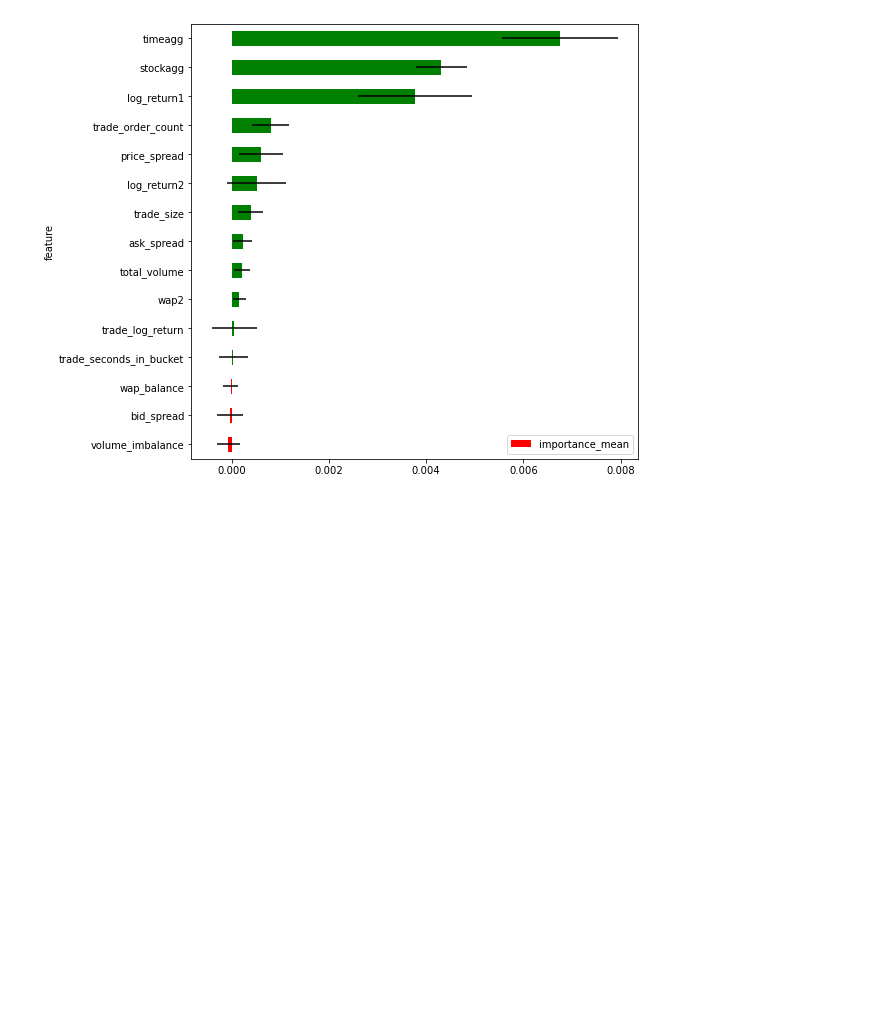
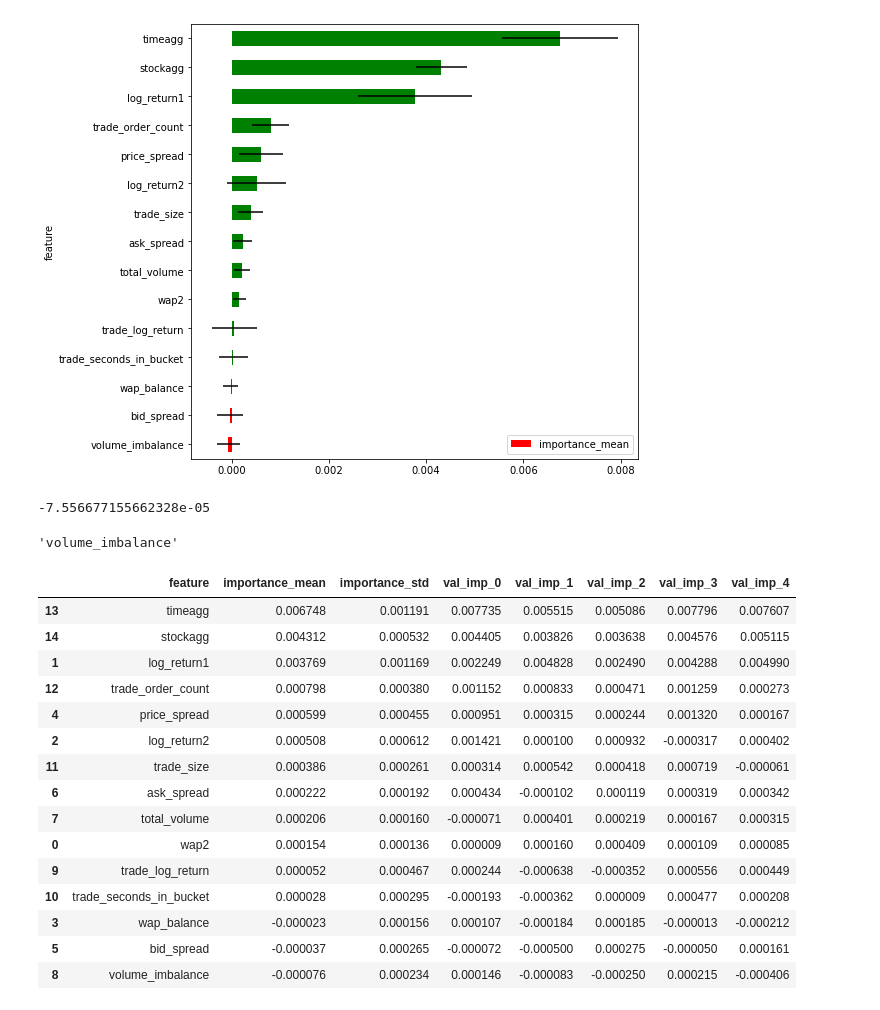
Before and after one commit to Zacchaeus00/kaggle-optiver, a Jupyter notebook: working/lofo.ipynb, the cells around one changed output. Cells and saved outputs as stored; diff of their text form; code cells hidden in the pictures; blank space fills up the shorter version.

```diff
--- a/working/lofo.ipynb
+++ b/working/lofo.ipynb
@@ -248,3 +248,30 @@ lofo_df.to_csv("lofo_df.csv", index=False)
 plot_importance(lofo_df)
 # %% [output]
 [figure]
+# %%
+lofo_df.importance_mean.min()
+# %% [output]
+-7.556677155662328e-05
+# %%
+lofo_df.iloc[-1].feature
+# %% [output]
+'volume_imbalance'
+# %%
+lofo_df
+# %% [output]
+|  | feature | importance_mean | importance_std | val_imp_0 | val_imp_1 | val_imp_2 | val_imp_3 | val_imp_4 |
+| 13 | timeagg | 0.006748 | 0.001191 | 0.007735 | 0.005515 | 0.005086 | 0.007796 | 0.007607 |
+| 14 | stockagg | 0.004312 | 0.000532 | 0.004405 | 0.003826 | 0.003638 | 0.004576 | 0.005115 |
+| 1 | log_return1 | 0.003769 | 0.001169 | 0.002249 | 0.004828 | 0.002490 | 0.004288 | 0.004990 |
+| 12 | trade_order_count | 0.000798 | 0.000380 | 0.001152 | 0.000833 | 0.000471 | 0.001259 | 0.000273 |
+| 4 | price_spread | 0.000599 | 0.000455 | 0.000951 | 0.000315 | 0.000244 | 0.001320 | 0.000167 |
+| 2 | log_return2 | 0.000508 | 0.000612 | 0.001421 | 0.000100 | 0.000932 | -0.000317 | 0.000402 |
+| 11 | trade_size | 0.000386 | 0.000261 | 0.000314 | 0.000542 | 0.000418 | 0.000719 | -0.000061 |
+| 6 | ask_spread | 0.000222 | 0.000192 | 0.000434 | -0.000102 | 0.000119 | 0.000319 | 0.000342 |
+| 7 | total_volume | 0.000206 | 0.000160 | -0.000071 | 0.000401 | 0.000219 | 0.000167 | 0.000315 |
+| 0 | wap2 | 0.000154 | 0.000136 | 0.000009 | 0.000160 | 0.000409 | 0.000109 | 0.000085 |
+| 9 | trade_log_return | 0.000052 | 0.000467 | 0.000244 | -0.000638 | -0.000352 | 0.000556 | 0.000449 |
+| 10 | trade_seconds_in_bucket | 0.000028 | 0.000295 | -0.000193 | -0.000362 | 0.000009 | 0.000477 | 0.000208 |
+| 3 | wap_balance | -0.000023 | 0.000156 | 0.000107 | -0.000184 | 0.000185 | -0.000013 | -0.000212 |
+| 5 | bid_spread | -0.000037 | 0.000265 | -0.000072 | -0.000500 | 0.000275 | -0.000050 | 0.000161 |
+| 8 | volume_imbalance | -0.000076 | 0.000234 | 0.000146 | -0.000083 | -0.000250 | 0.000215 | -0.000406 |
```
Also changed, not shown: 6 other files.
